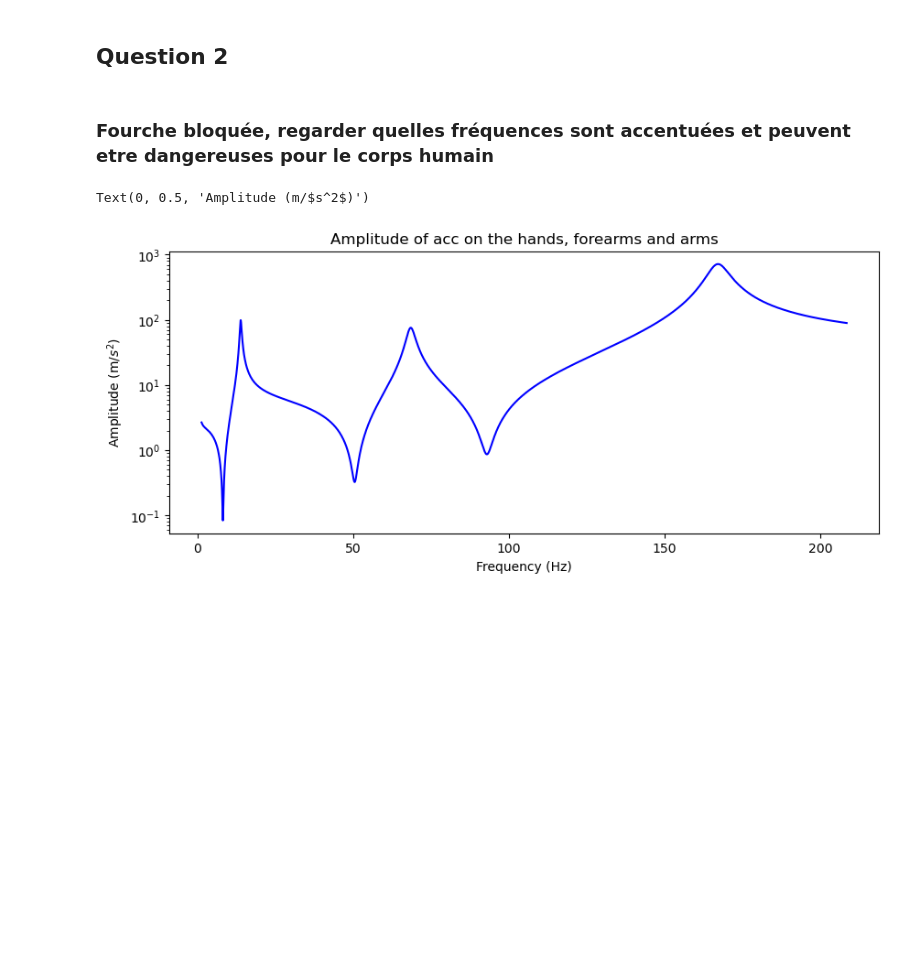
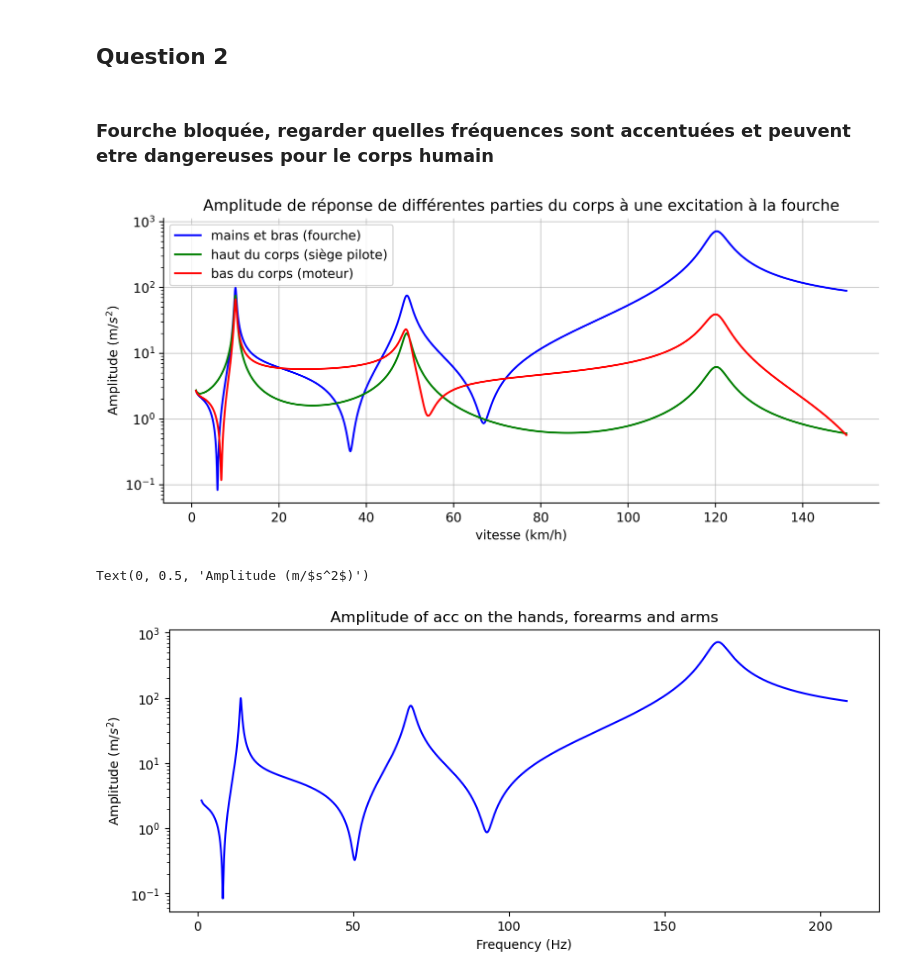
Before and after one commit to tomBeauve/DSM-Projects-code, a Jupyter notebook: Projet 3/project3.ipynb, the cells around one changed output. Cells and saved outputs as stored; diff of their text form; code cells hidden in the pictures; blank space fills up the shorter version.

```diff
--- a/Projet 3/project3.ipynb
+++ b/Projet 3/project3.ipynb
@@ -282,6 +280,48 @@ Text(0.5, 1.0, 'Amplitude of the driver seat')
 ## Question 2
 # %% [markdown]
 ### Fourche bloquée, regarder quelles fréquences sont accentuées et peuvent etre dangereuses pour le corps humain
+# %%
+speed_pt2 = np.linspace(1, 150, 5000)
+Omega_pt2 = 2*np.pi*speed_pt2/(3.6*wavelength)
+freq_pt2 = Omega_pt2/(2*np.pi)
+
+amplitude_sensors_pt2 = np.zeros((len(speed_pt2), len(modes), len(modes)))
+# array : [speed, sensor, excitation point]
+
+for i in range(len(speed_pt2)):
+    amplitude_sensors_pt2[i] = FRF_amplitude(Omega_pt2[i], part=2) * F0
+
+
+fig, ax = plt.subplots(figsize=(10, 4), dpi=500)
+
+# Hands, forearms, arms :
+ampl_hands = amplitude_sensors_pt2[:, 0, 0]
+ax.semilogy(speed_pt2, ampl_hands, color='blue',
+            label='mains et bras (fourche)')
+
+# Upper body ( head,neck, torso, lumbar spine, hips, ):
+ampl_head = amplitude_sensors_pt2[:, 11, 0]
+ax.semilogy(speed_pt2, ampl_head, color='green',
+            label='haut du corps (siège pilote)')
+
+# Lower body (feet, elbows):
+ampl_feet = amplitude_sensors_pt2[:, 5, 0]
+ax.semilogy(speed_pt2, ampl_feet, color='red', label='bas du corps (moteur)')
+
+ax.spines['top'].set_visible(False)
+ax.spines['right'].set_visible(False)
+ax.spines['left'].set_position(('outward', 0))
+ax.spines['bottom'].set_position(('outward', 0))
+plt.grid(True, alpha=0.6)
+ax.set_xlabel('vitesse (km/h)')
+ax.set_ylabel('Amplitude (m/$s^2$)')
+ax.set_title(
+    'Amplitude de réponse de différentes parties du corps à une excitation à la fourche')
+plt.legend()
+
+plt.savefig('Plots/Q5_amplitude_body_parts.png', dpi=500, bbox_inches='tight')
+# %% [output]
+[figure, added]
 # %%
 speed_pt2 = np.linspace(1, 150, 5000)
 Omega_pt2 = 2*np.pi*speed_pt2/(3.6*wavelength)
```
Also changed, not shown: parts of 6 cells of this notebook, 8 other files.
